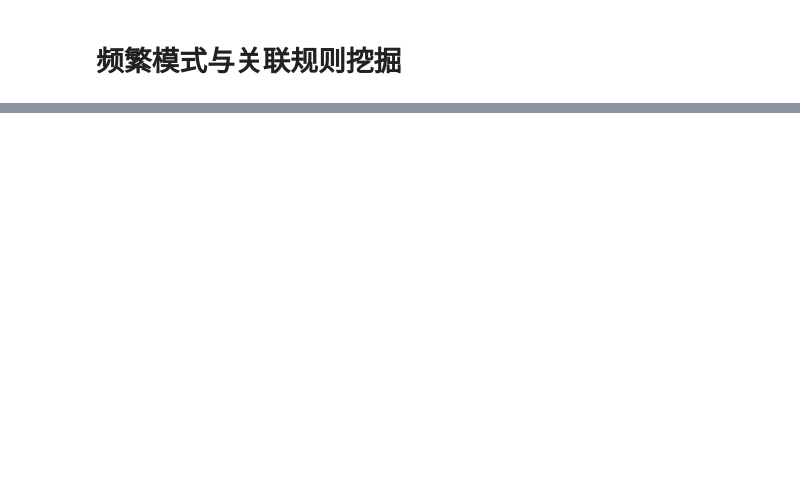
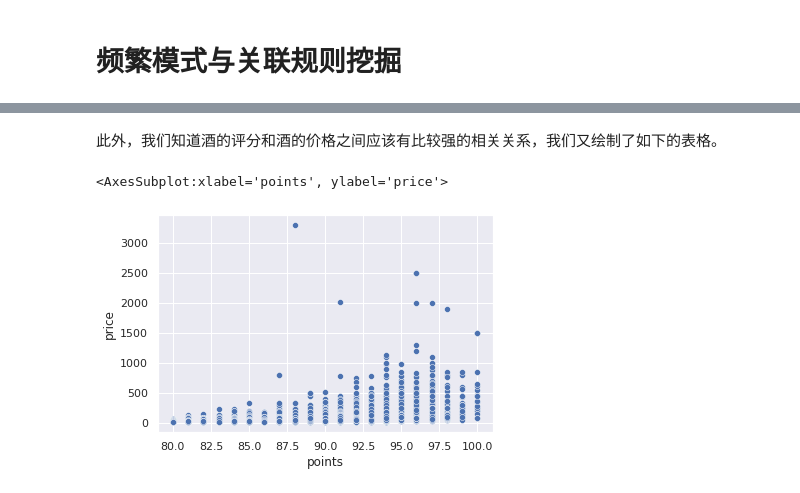
Before and after one commit to xinzwang/data-mining-hw2, a Jupyter notebook: Wine Reviews.ipynb, the cells around one changed output, grey strips where cells are left out. Cells and saved outputs as stored; diff of their text form; code cells hidden in the pictures; blank space fills up the shorter version.

```diff
--- a/Wine Reviews.ipynb
+++ b/Wine Reviews.ipynb
@@ -1,7 +1,13 @@
 # %% [markdown]
 # 频繁模式与关联规则挖掘
 # %%
+import json
 import pandas as pd
 import numpy as np
+import pyfpgrowth
 from matplotlib import pyplot as plt
+import seaborn as sns
+sns.set(style="darkgrid") #这是seaborn默认的风格
+pd.set_option('precision',3) #设置数据精度
+
 %matplotlib inline
@@ -8,12 +17,5 @@ from matplotlib import pyplot as plt
 # %%
-# 读取数据
-data_path = "C:/Users/王欣哲/Desktop/数据挖掘/数据集/Wine Reviews/"
-data_csv = data_path + "winemag-data-130k-v2.csv"
-data_json = data_path + "winemag-data-130k-v2.json"
-
-# 读取json数据
-data = pd.read_csv(data_json,index_col=0)
-
-# 数据集基本信息
-# data[0:5]
+data_csv = "/home/wxz/codes/datasets/Wine Reviews/winemag-data-130k-v2.csv"
+data = pd.read_csv(data_csv,index_col=0)
+data.head()
 # %% [output]
@@ -20,0 +244,8 @@ KeyboardInterrupt:
+# %% [markdown]
+此外，我们知道酒的评分和酒的价格之间应该有比较强的相关关系，我们又绘制了如下的表格。
+# %%
+# data.scatterplot(kind='bar',x='points',y='price')
+sns.scatterplot(x='points',y='price',data=data)
+# %% [output]
+<AxesSubplot:xlabel='points', ylabel='price'>
+[figure, added]
```
Also changed, not shown: parts of 22 cells of this notebook, 2 other files.
